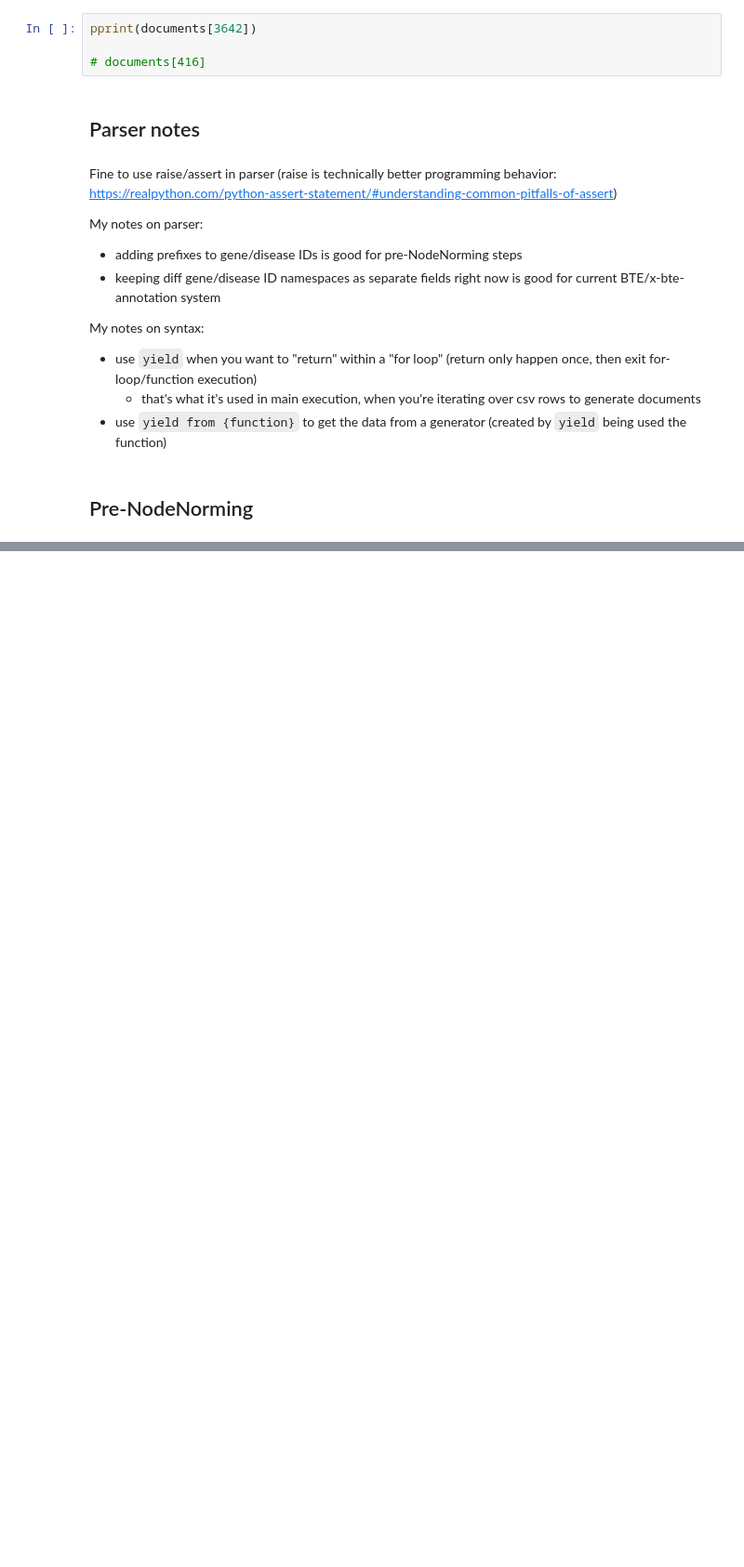
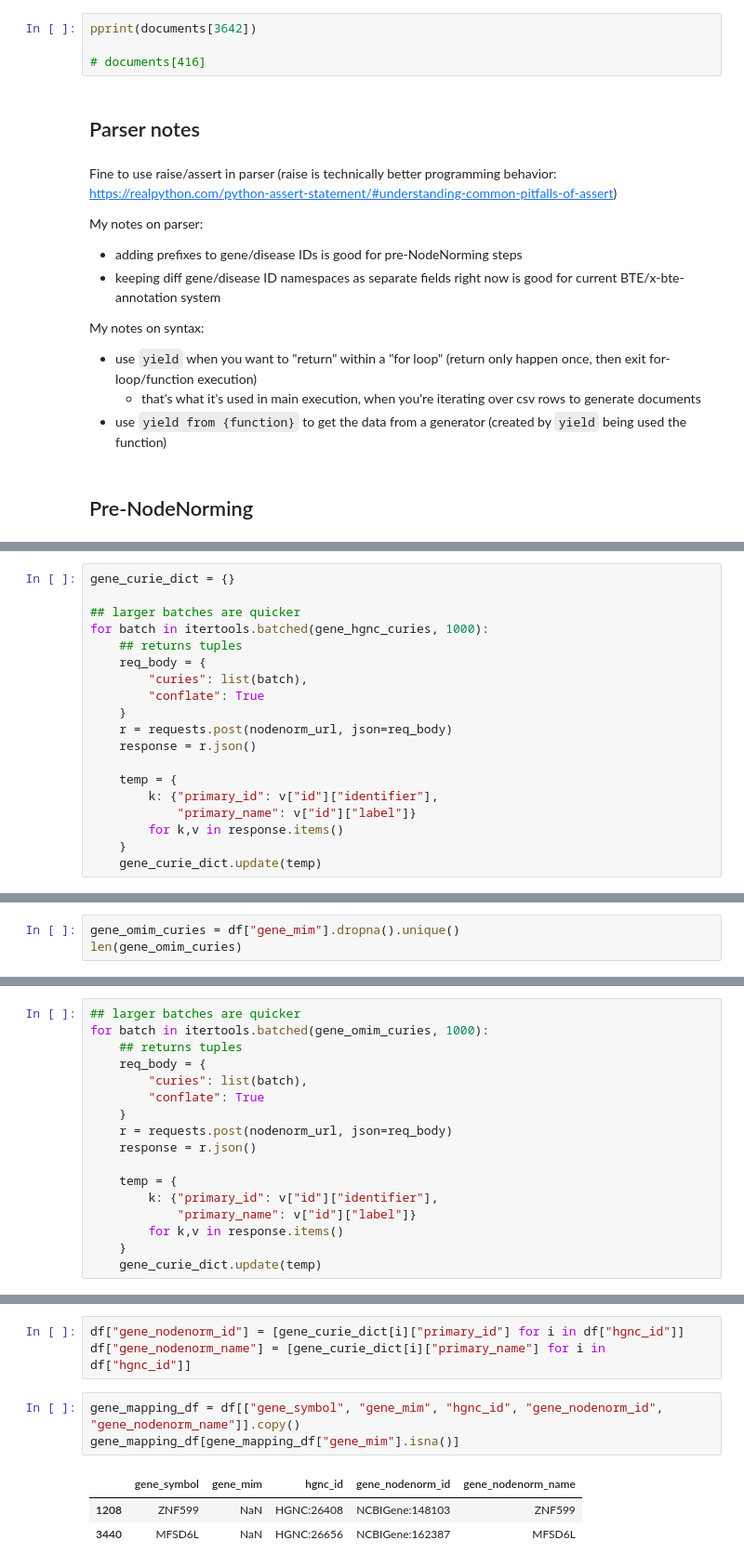
Before and after one commit to biothings/pending.api, a Jupyter notebook: plugins/ebi_gene2phenotype/parser-writing.ipynb, the cells around one changed output, grey strips where cells are left out. Shown at 93% size. Saved outputs shown, nothing was run; the diff lists cells and outputs as text; blank space fills up the shorter version.

Commit message:
EBI gene2pheno: WIP nodenorm gene

```diff
--- a/plugins/ebi_gene2phenotype/parser-writing.ipynb
+++ b/plugins/ebi_gene2phenotype/parser-writing.ipynb
@@ -326,0 +399,19 @@ My notes on syntax:
+# %%
+gene_curie_dict = {}
+
+## larger batches are quicker
+for batch in itertools.batched(gene_hgnc_curies, 1000):
+    ## returns tuples
+    req_body = {
+        "curies": list(batch),
+        "conflate": True
+    }
+    r = requests.post(nodenorm_url, json=req_body)
+    response = r.json()
+
+    temp = {
+        k: {"primary_id": v["id"]["identifier"],
+            "primary_name": v["id"]["label"]}
+        for k,v in response.items()
+    }
+    gene_curie_dict.update(temp)
@@ -326,0 +422,3 @@ My notes on syntax:
+# %%
+gene_omim_curies = df["gene_mim"].dropna().unique()
+len(gene_omim_curies)
@@ -326,0 +427,17 @@ My notes on syntax:
+# %%
+## larger batches are quicker
+for batch in itertools.batched(gene_omim_curies, 1000):
+    ## returns tuples
+    req_body = {
+        "curies": list(batch),
+        "conflate": True
+    }
+    r = requests.post(nodenorm_url, json=req_body)
+    response = r.json()
+
+    temp = {
+        k: {"primary_id": v["id"]["identifier"],
+            "primary_name": v["id"]["label"]}
+        for k,v in response.items()
+    }
+    gene_curie_dict.update(temp)
@@ -326,0 +484,10 @@ My notes on syntax:
+# %%
+df["gene_nodenorm_id"] = [gene_curie_dict[i]["primary_id"] for i in df["hgnc_id"]]
+df["gene_nodenorm_name"] = [gene_curie_dict[i]["primary_name"] for i in df["hgnc_id"]]
+# %%
+gene_mapping_df = df[["gene_symbol", "gene_mim", "hgnc_id", "gene_nodenorm_id", "gene_nodenorm_name"]].copy()
+gene_mapping_df[gene_mapping_df["gene_mim"].isna()]
+# %% [output]
+|  | gene_symbol | gene_mim | hgnc_id | gene_nodenorm_id | gene_nodenorm_name |
+| 1208 | ZNF599 | NaN | HGNC:26408 | NCBIGene:148103 | ZNF599 |
+| 3440 | MFSD6L | NaN | HGNC:26656 | NCBIGene:162387 | MFSD6L |
```
Also changed, not shown: parts of 29 cells of this notebook.
